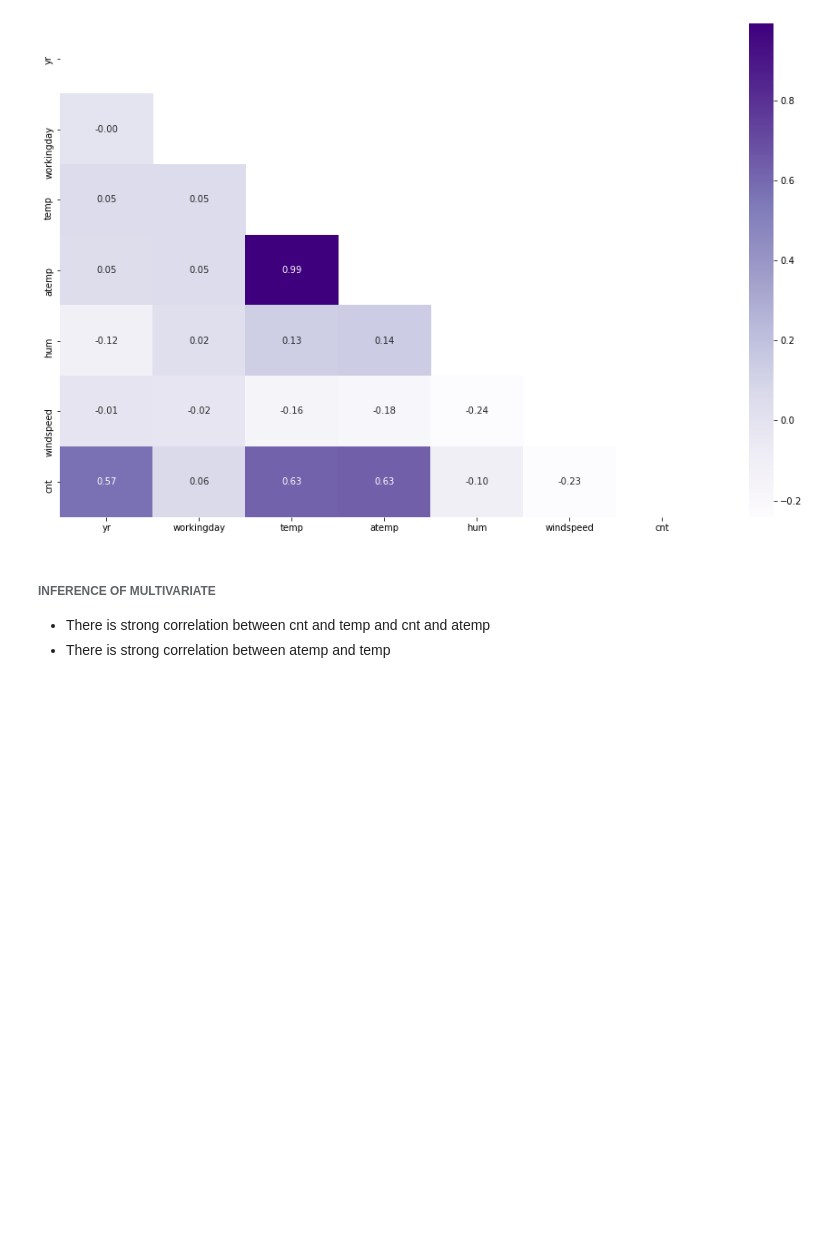
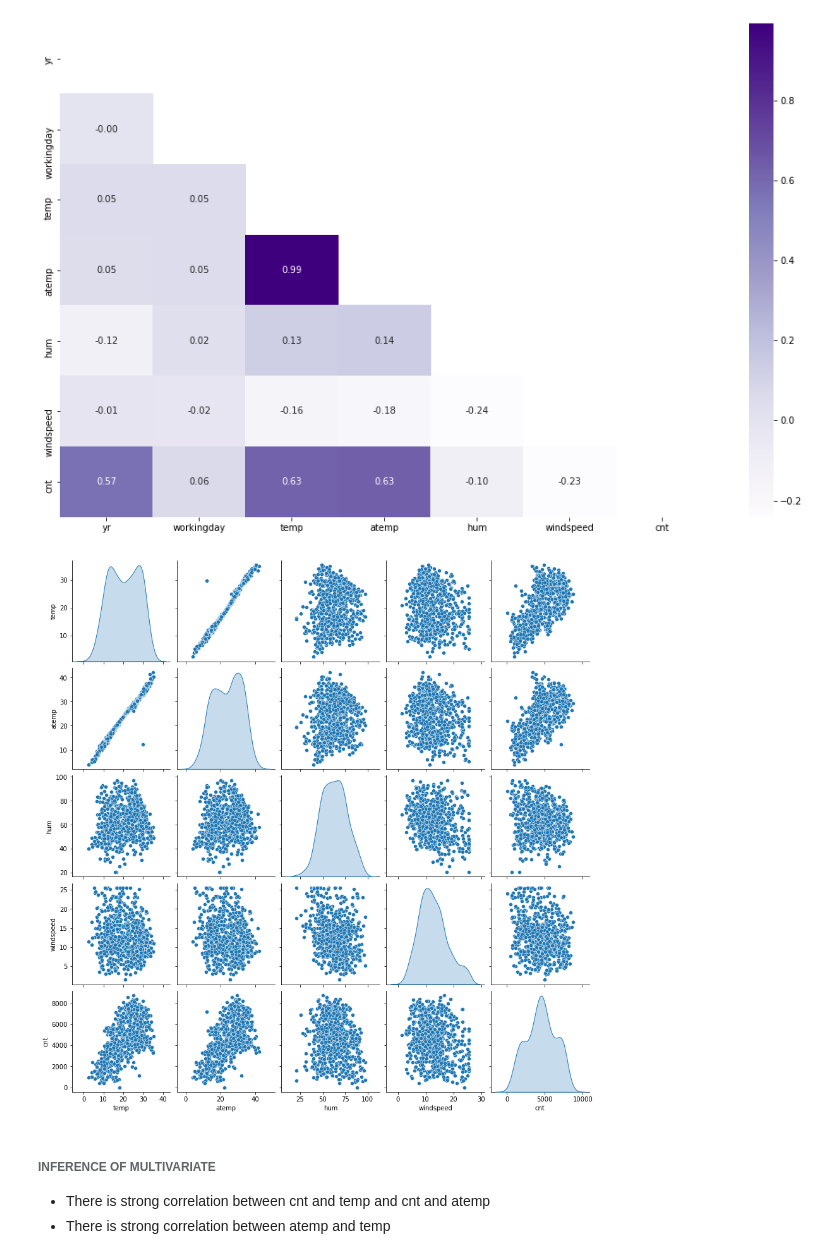
Before and after one commit to vaidehiu/Bikesharing-Vaidehi, a Jupyter notebook: Bikesharing-vaidehi.ipynb, the cells around one changed output. Saved outputs shown, nothing was run; the diff lists cells and outputs as text; code cells hidden in the pictures; blank space fills up the shorter version.

Commit message:
adding pairplot

```diff
--- a/Bikesharing-vaidehi.ipynb
+++ b/Bikesharing-vaidehi.ipynb
@@ -415,6 +415,14 @@ sns.heatmap(corr,
 plt.show()
 # %% [output]
 [figure]
+# %%
+#create pairplot
+pairplotconti= data[[ 'temp', 'atemp', 'hum', 'windspeed','cnt']]
+
+sns.pairplot(pairplotconti, diag_kind='kde')
+plt.show()
+# %% [output]
+[figure, added]
 # %% [markdown]
 ###### INFERENCE OF MULTIVARIATE
 - There is strong correlation between cnt and temp and cnt and atemp
```
Also changed, not shown: parts of 8 cells of this notebook.
